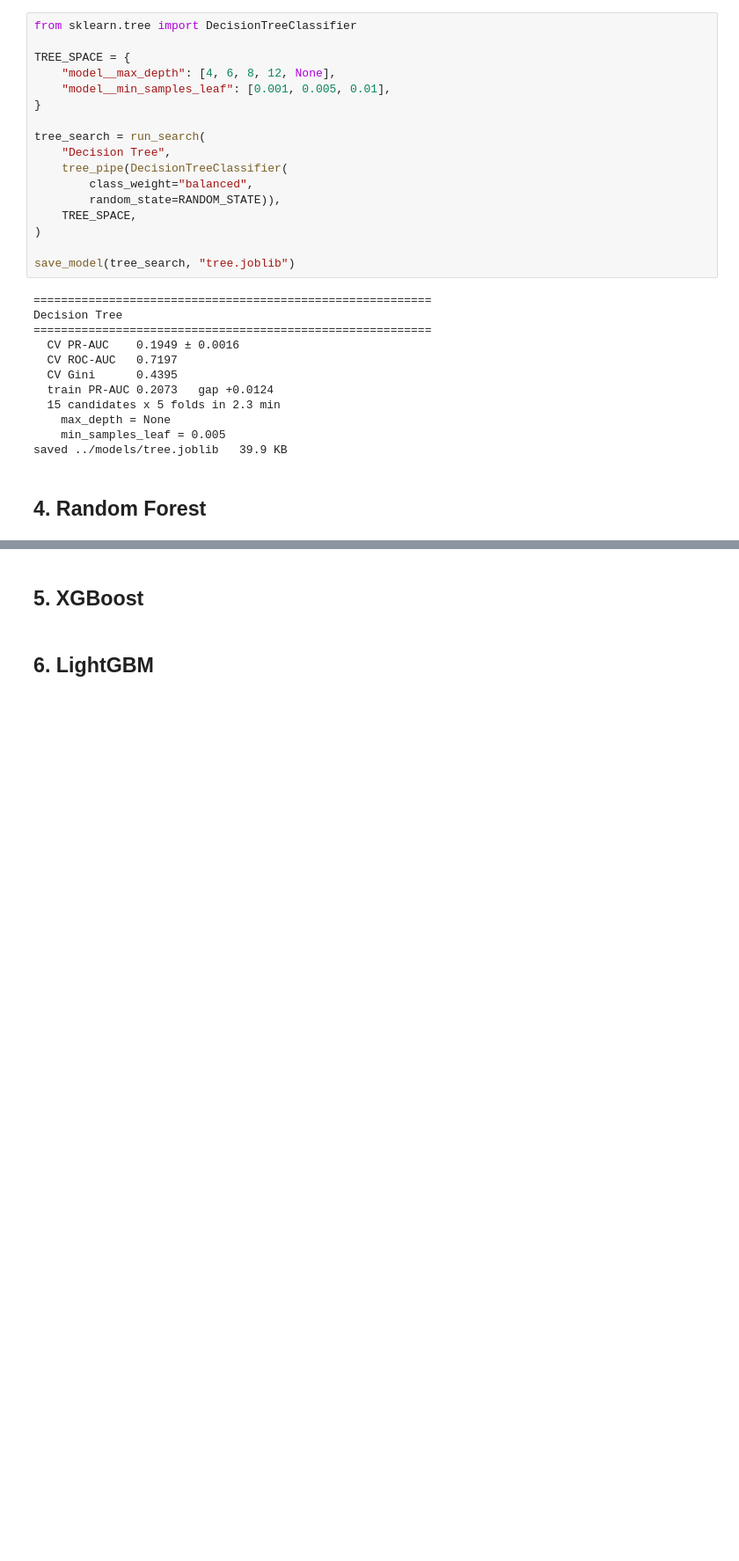
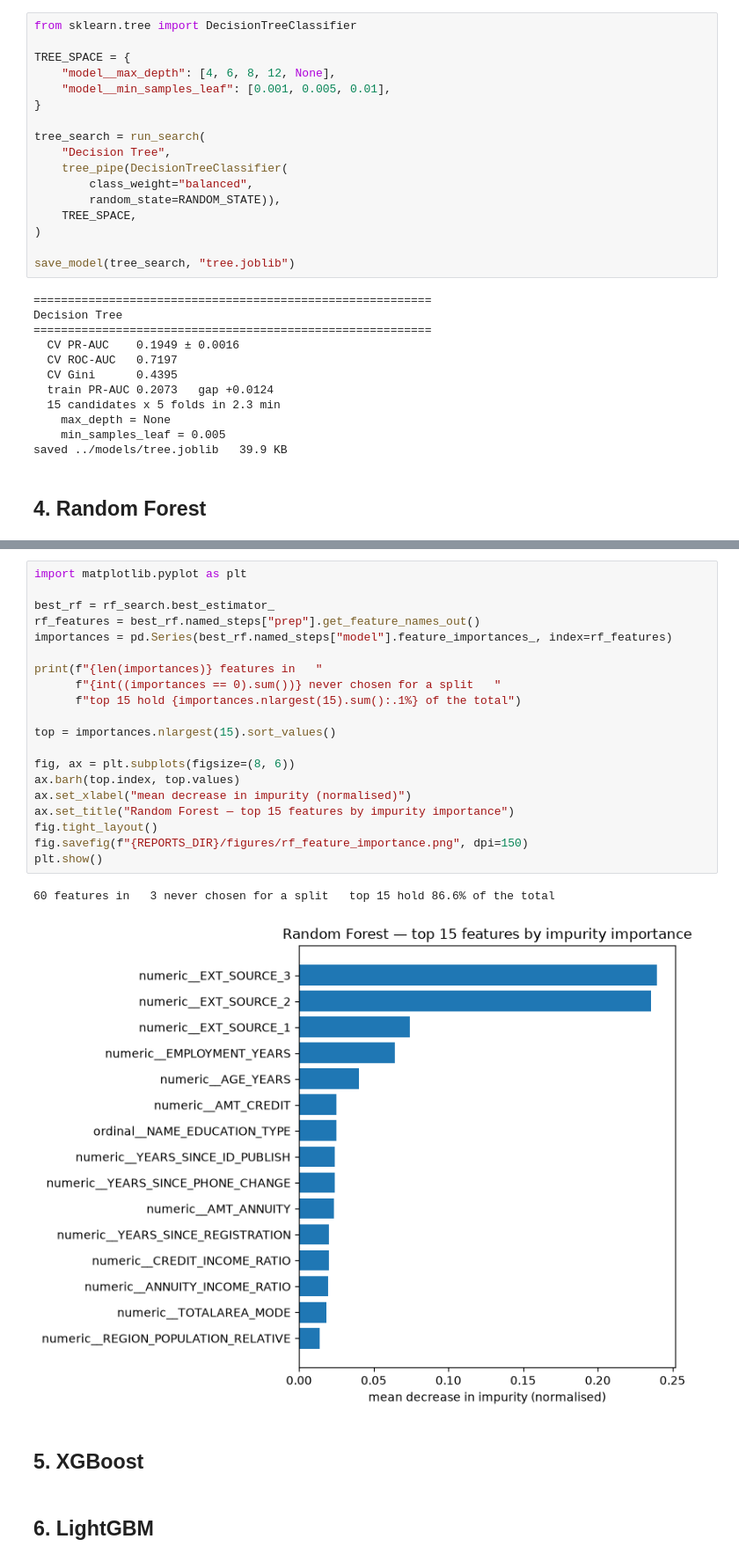
Before and after one commit to Edo-analyst/Home-Credit-Risk-Analysis, a Jupyter notebook: notebooks/03_modelling.ipynb, the cells around one changed output, grey strips where cells are left out. Shown at 88% size. Saved outputs shown, nothing was run; the diff lists cells and outputs as text; blank space fills up the shorter version.

Commit message:
Modeling: Random Forest training, tuning, and feature importance

```diff
--- a/notebooks/03_modelling.ipynb
+++ b/notebooks/03_modelling.ipynb
@@ -306,3 +327,26 @@ save_model(rf_search, "random_forest.joblib")
+# %%
+import matplotlib.pyplot as plt
+
+best_rf = rf_search.best_estimator_
+rf_features = best_rf.named_steps["prep"].get_feature_names_out()
+importances = pd.Series(best_rf.named_steps["model"].feature_importances_, index=rf_features)
+
+print(f"{len(importances)} features in   "
+      f"{int((importances == 0).sum())} never chosen for a split   "
+      f"top 15 hold {importances.nlargest(15).sum():.1%} of the total")
+
+top = importances.nlargest(15).sort_values()
+
+fig, ax = plt.subplots(figsize=(8, 6))
+ax.barh(top.index, top.values)
+ax.set_xlabel("mean decrease in impurity (normalised)")
+ax.set_title("Random Forest — top 15 features by impurity importance")
+fig.tight_layout()
+fig.savefig(f"{REPORTS_DIR}/figures/rf_feature_importance.png", dpi=150)
+plt.show()
+# %% [output]
+60 features in   3 never chosen for a split   top 15 hold 86.6% of the total
+[figure, added]
 # %% [markdown]
 ## 5. XGBoost
 # %% [markdown]
```
Also changed, not shown: parts of 3 cells of this notebook.
